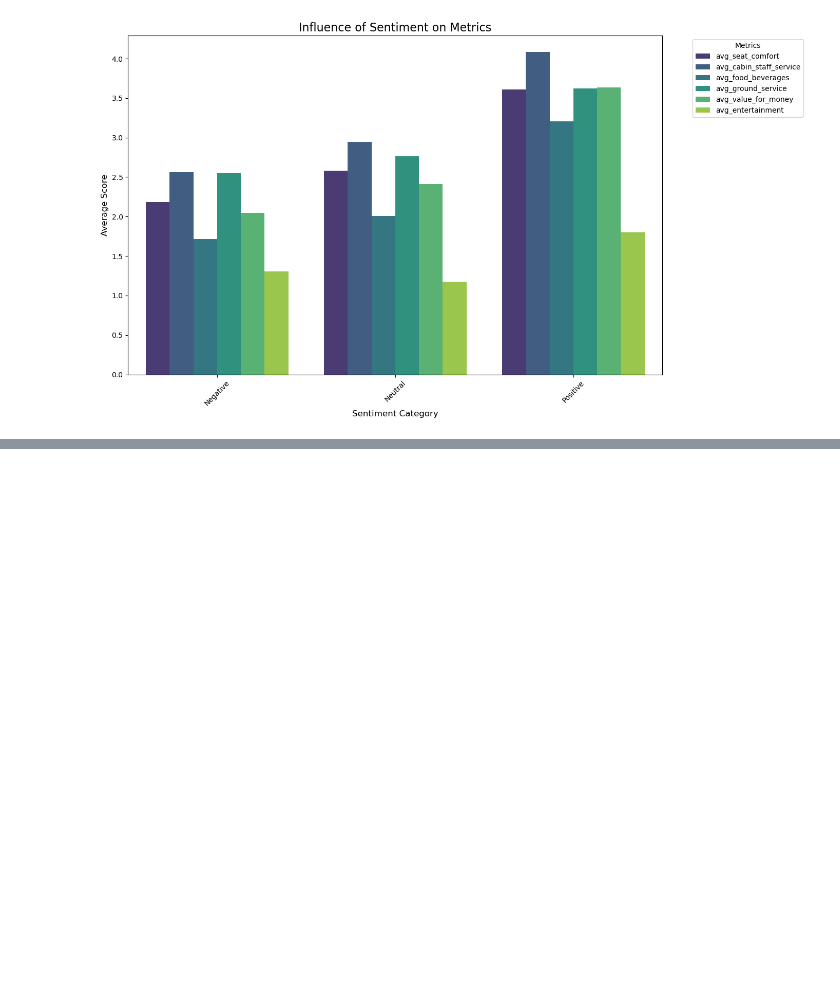
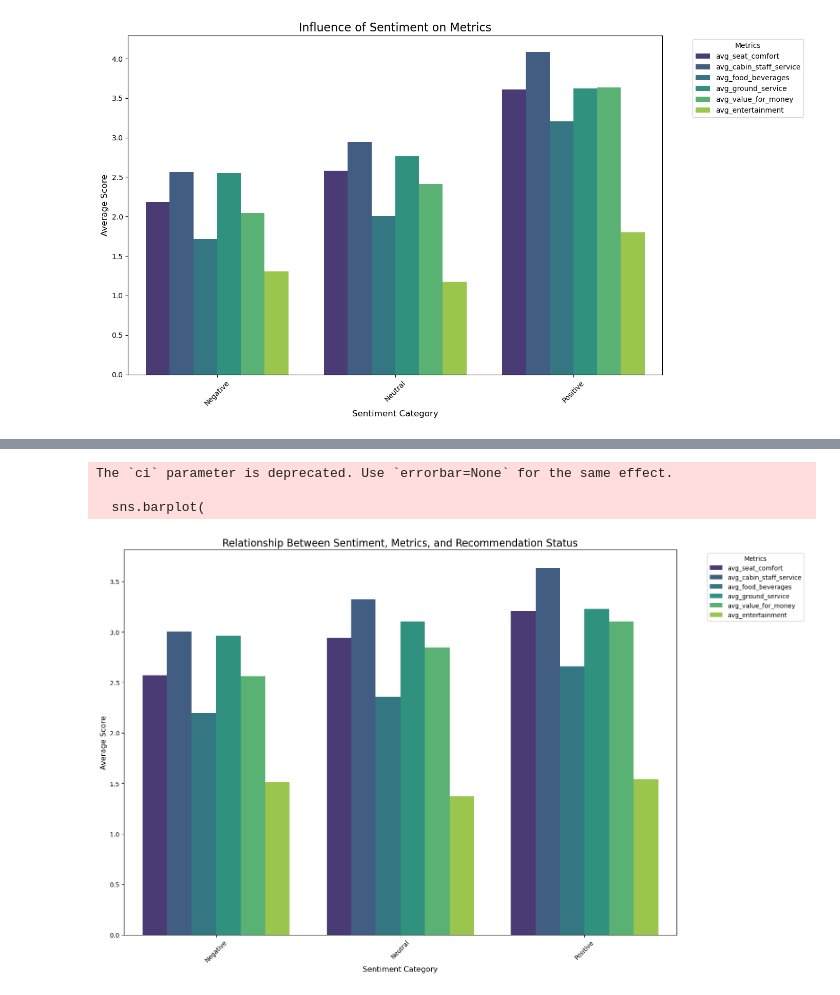
Before and after one commit to MuiruKamau/British-Airline-Reviews-Analysis, a Jupyter notebook: ba.ipynb, the cells around one changed output, grey strips where cells are left out. Drawn from its saved outputs; the diff is of its cells as text; code cells hidden in the pictures; blank space fills up the shorter version.

```diff
--- a/ba.ipynb
+++ b/ba.ipynb
@@ -787,0 +857,40 @@ plt.show()
+# %%
+# Group data by sentiment category and recommendation status
+sentiment_recommendation_analysis = merged_data.groupby(['sentiment_category', 'recommended']).agg(
+    avg_seat_comfort=('seat_comfort', 'mean'),
+    avg_cabin_staff_service=('cabin_staff_service', 'mean'),
+    avg_food_beverages=('food_beverages', 'mean'),
+    avg_ground_service=('ground_service', 'mean'),
+    avg_value_for_money=('value_for_money', 'mean'),
+    avg_entertainment=('entertainment', 'mean')
+).reset_index()
+
+# Melt the data for easier visualization
+melted_sentiment_recommendation_data = sentiment_recommendation_analysis.melt(
+    id_vars=['sentiment_category', 'recommended'],
+    var_name='Metric',
+    value_name='Average Score'
+)
+
+# Create a visualization
+plt.figure(figsize=(16, 10))
+sns.barplot(
+    data=melted_sentiment_recommendation_data,
+    x='sentiment_category',
+    y='Average Score',
+    hue='Metric',
+    ci=None,
+    palette='viridis'
+)
+plt.title('Relationship Between Sentiment, Metrics, and Recommendation Status', fontsize=16)
+plt.xlabel('Sentiment Category', fontsize=12)
+plt.ylabel('Average Score', fontsize=12)
+plt.legend(title='Metrics', bbox_to_anchor=(1.05, 1), loc='upper left')
+plt.xticks(rotation=45, fontsize=10)
+plt.tight_layout()
+plt.show()
+# %% [output]
+The `ci` parameter is deprecated. Use `errorbar=None` for the same effect.
+
+  sns.barplot(
+[figure, added]
```
Also changed, not shown: parts of 4 cells of this notebook.
